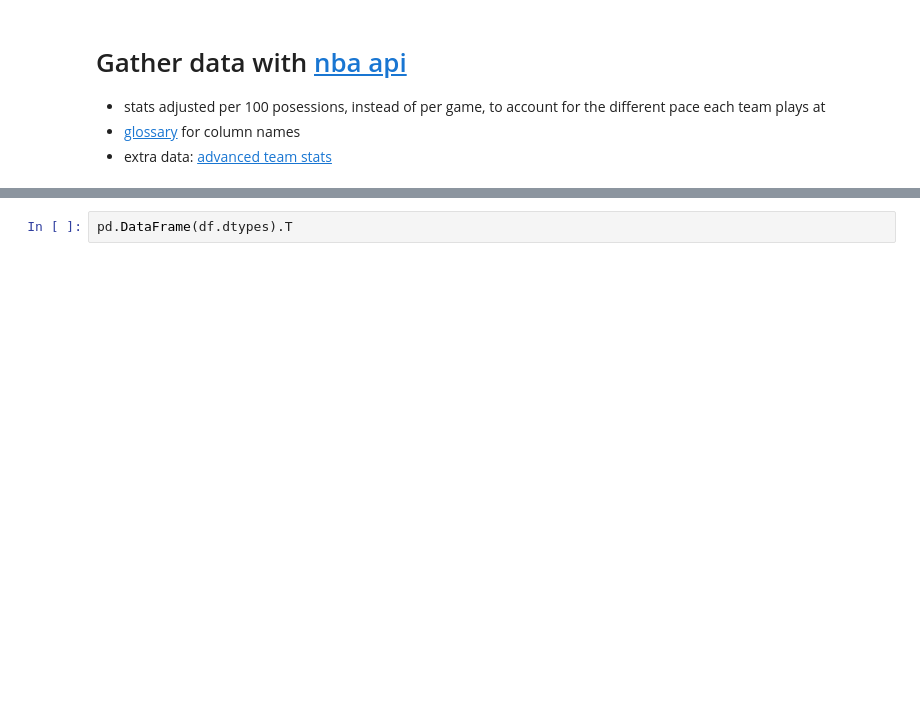
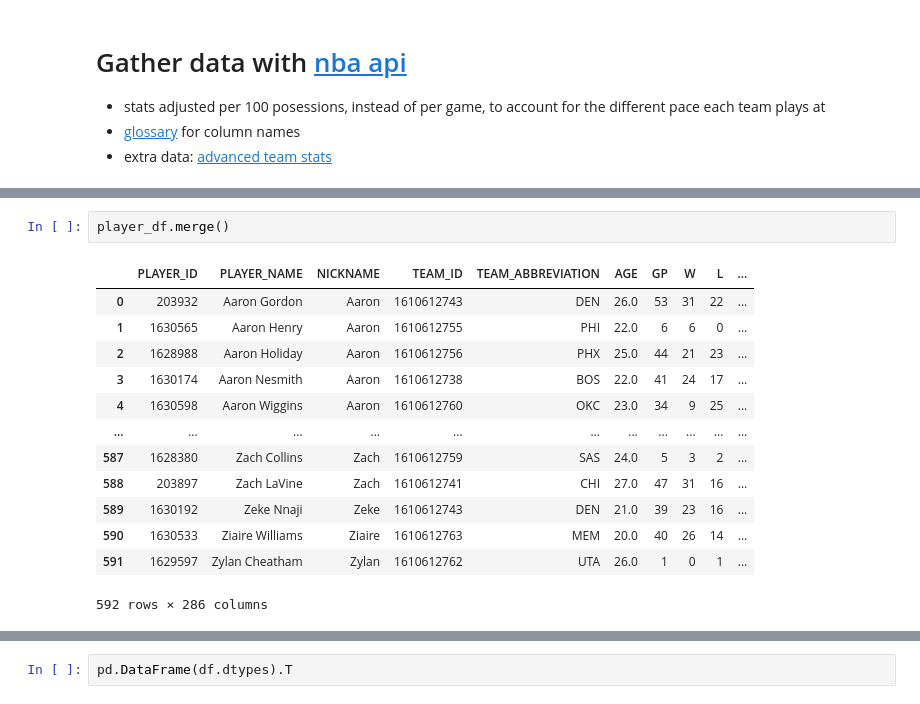
Before and after one commit to WillKWL/Project-NBASeason, a Jupyter notebook: 1_load_data.ipynb, the cells around one changed output, grey strips where cells are left out. Saved outputs shown, nothing was run; the diff lists cells and outputs as text; blank space fills up the shorter version.

```diff
--- a/1_load_data.ipynb
+++ b/1_load_data.ipynb
@@ -55,0 +108,16 @@ def get_team_table(measure_type, season, season_type, season_segment=""):
+# %%
+player_df.merge()
+# %% [output]
+|  | PLAYER_ID | PLAYER_NAME | NICKNAME | TEAM_ID | TEAM_ABBREVIATION | AGE | GP | W | L | ... |
+| 0 | 203932 | Aaron Gordon | Aaron | 1610612743 | DEN | 26.0 | 53 | 31 | 22 | ... |
+| 1 | 1630565 | Aaron Henry | Aaron | 1610612755 | PHI | 22.0 | 6 | 6 | 0 | ... |
+| 2 | 1628988 | Aaron Holiday | Aaron | 1610612756 | PHX | 25.0 | 44 | 21 | 23 | ... |
+| 3 | 1630174 | Aaron Nesmith | Aaron | 1610612738 | BOS | 22.0 | 41 | 24 | 17 | ... |
+| 4 | 1630598 | Aaron Wiggins | Aaron | 1610612760 | OKC | 23.0 | 34 | 9 | 25 | ... |
+| ... | ... | ... | ... | ... | ... | ... | ... | ... | ... | ... |
+| 587 | 1628380 | Zach Collins | Zach | 1610612759 | SAS | 24.0 | 5 | 3 | 2 | ... |
+| 588 | 203897 | Zach LaVine | Zach | 1610612741 | CHI | 27.0 | 47 | 31 | 16 | ... |
+| 589 | 1630192 | Zeke Nnaji | Zeke | 1610612743 | DEN | 21.0 | 39 | 23 | 16 | ... |
+| 590 | 1630533 | Ziaire Williams | Ziaire | 1610612763 | MEM | 20.0 | 40 | 26 | 14 | ... |
+| 591 | 1629597 | Zylan Cheatham | Zylan | 1610612762 | UTA | 26.0 | 1 | 0 | 1 | ... |
+592 rows × 286 columns
```
Also changed, not shown: parts of 22 cells of this notebook.
